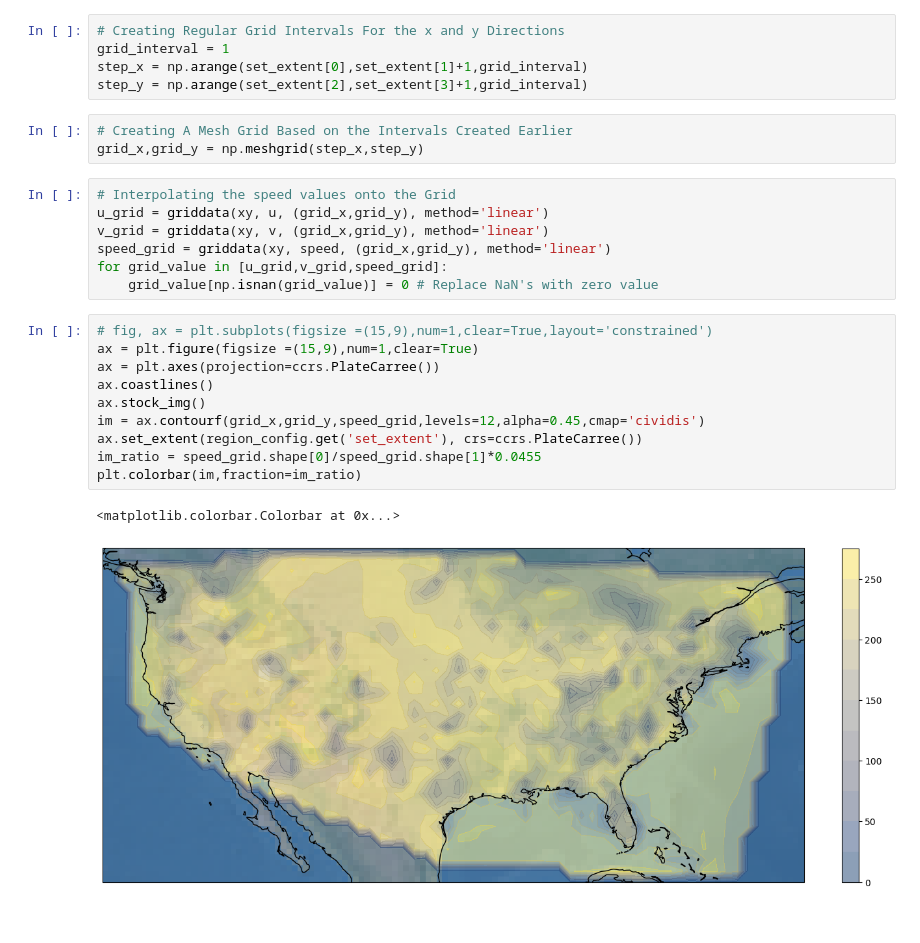
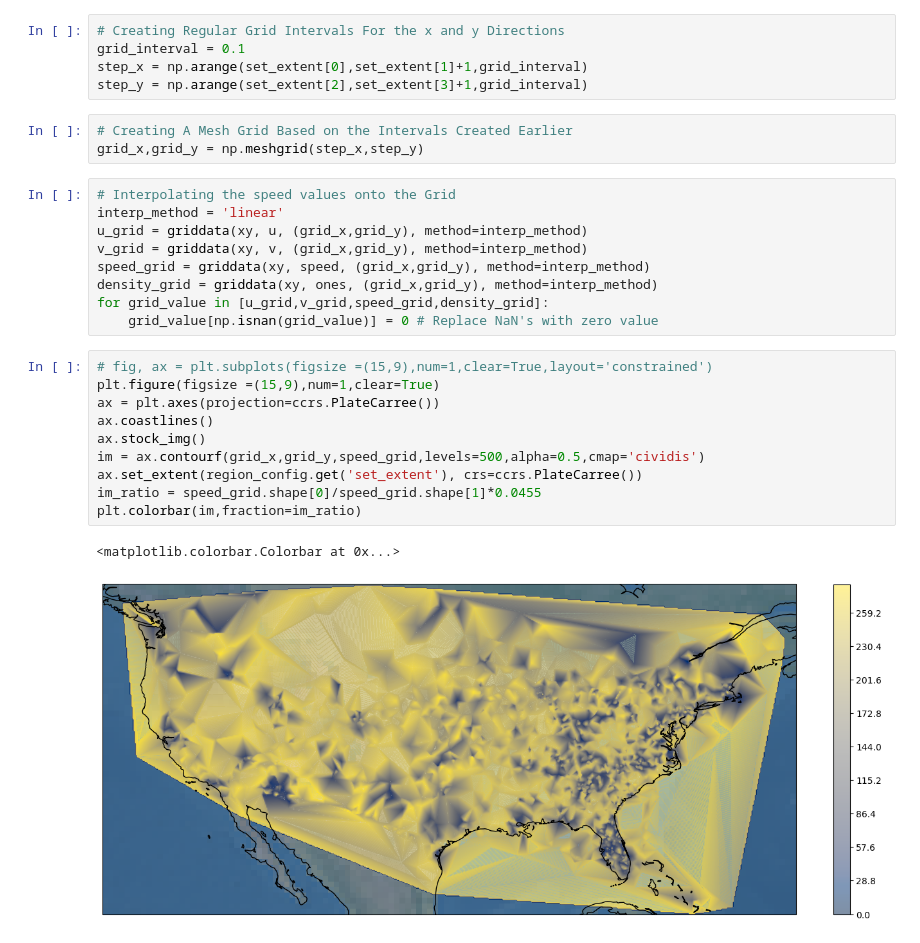
Before and after one commit to Filpill/flight_tracking, a Jupyter notebook: scripts/airspace_contourf.ipynb, the cells around one changed output. Drawn from its saved outputs; the diff is of its cells as text.

```diff
--- a/scripts/airspace_contourf.ipynb
+++ b/scripts/airspace_contourf.ipynb
@@ -77,6 +79,6 @@ speed = filtered_airspace['speed']
 # %%
 # Creating Regular Grid Intervals For the x and y Directions
-grid_interval = 1
+grid_interval = 0.1
 step_x = np.arange(set_extent[0],set_extent[1]+1,grid_interval)
 step_y = np.arange(set_extent[2],set_extent[3]+1,grid_interval)
 # %%
@@ -84,21 +86,23 @@ step_y = np.arange(set_extent[2],set_extent[3]+1,grid_interval)
 grid_x,grid_y = np.meshgrid(step_x,step_y)
 # %%
 # Interpolating the speed values onto the Grid
-u_grid = griddata(xy, u, (grid_x,grid_y), method='linear')
-v_grid = griddata(xy, v, (grid_x,grid_y), method='linear')
-speed_grid = griddata(xy, speed, (grid_x,grid_y), method='linear')
-for grid_value in [u_grid,v_grid,speed_grid]:
+interp_method = 'linear'
+u_grid = griddata(xy, u, (grid_x,grid_y), method=interp_method)
+v_grid = griddata(xy, v, (grid_x,grid_y), method=interp_method)
+speed_grid = griddata(xy, speed, (grid_x,grid_y), method=interp_method)
+density_grid = griddata(xy, ones, (grid_x,grid_y), method=interp_method)
+for grid_value in [u_grid,v_grid,speed_grid,density_grid]:
     grid_value[np.isnan(grid_value)] = 0 # Replace NaN's with zero value
 # %%
 # fig, ax = plt.subplots(figsize =(15,9),num=1,clear=True,layout='constrained')
-ax = plt.figure(figsize =(15,9),num=1,clear=True)
+plt.figure(figsize =(15,9),num=1,clear=True)
 ax = plt.axes(projection=ccrs.PlateCarree())
 ax.coastlines()
 ax.stock_img()
-im = ax.contourf(grid_x,grid_y,speed_grid,levels=12,alpha=0.45,cmap='cividis')
+im = ax.contourf(grid_x,grid_y,speed_grid,levels=500,alpha=0.5,cmap='cividis')
 ax.set_extent(region_config.get('set_extent'), crs=ccrs.PlateCarree())
 im_ratio = speed_grid.shape[0]/speed_grid.shape[1]*0.0455
 plt.colorbar(im,fraction=im_ratio)
 # %% [output]
 <matplotlib.colorbar.Colorbar at 0x...>
-[figure, old version]
+[figure, new version]
```
Also changed, not shown: parts of 3 cells of this notebook, 6 other files.
